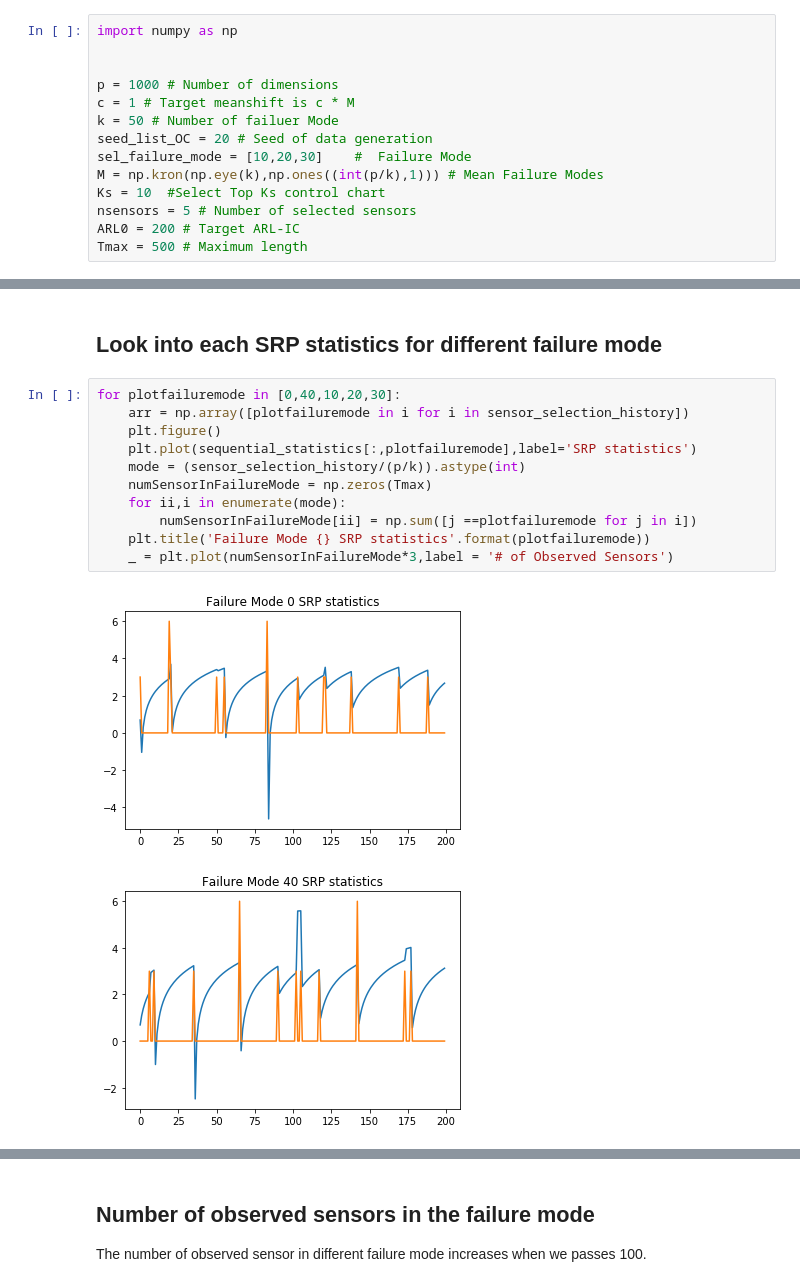
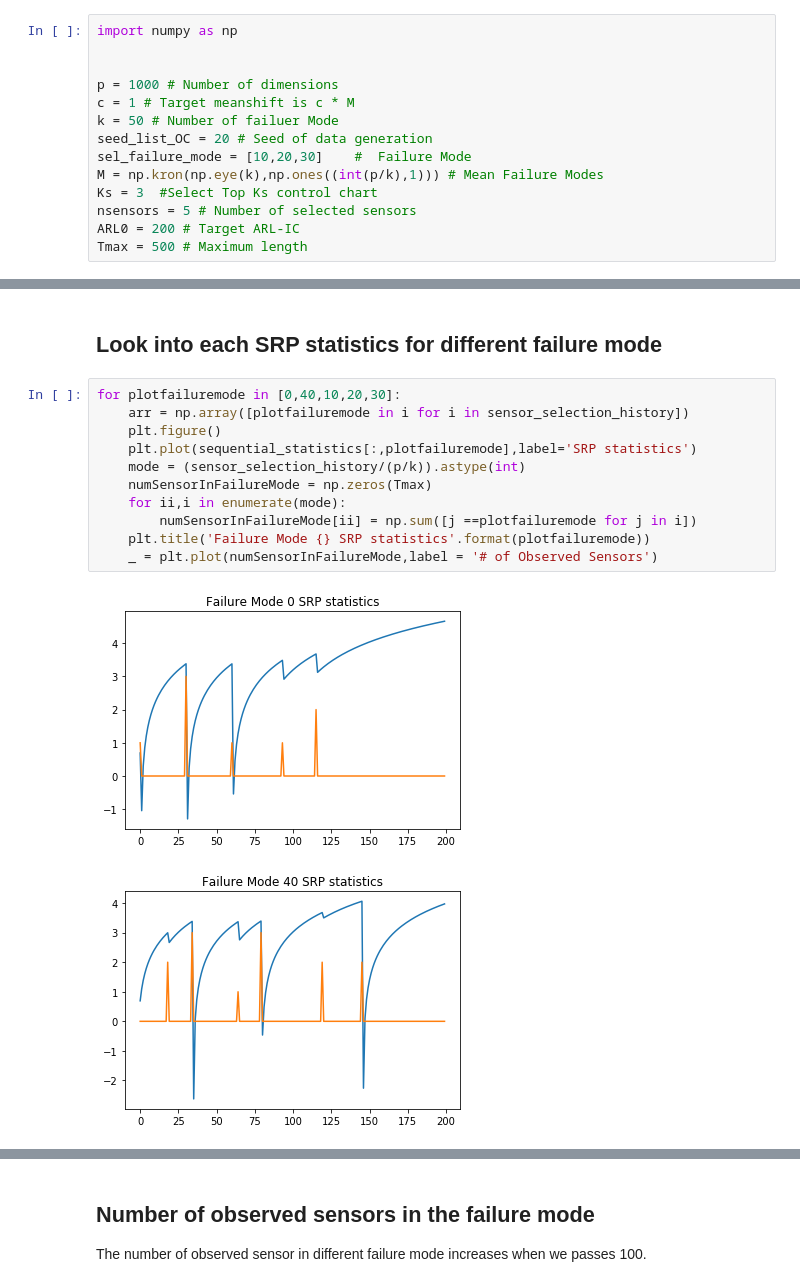
Before and after one commit to hyan46/ExtendedTSSRP, a Jupyter notebook: ETSSRP_Visualization.ipynb, the cells around one changed output, grey strips where cells are left out. Saved outputs shown, nothing was run; the diff lists cells and outputs as text.

```diff
--- a/ETSSRP_Visualization.ipynb
+++ b/ETSSRP_Visualization.ipynb
@@ -10,7 +10,7 @@ k = 50 # Number of failuer Mode
 seed_list_OC = 20 # Seed of data generation
 sel_failure_mode = [10,20,30]    #  Failure Mode
 M = np.kron(np.eye(k),np.ones((int(p/k),1))) # Mean Failure Modes
-Ks = 10  #Select Top Ks control chart
+Ks = 3  #Select Top Ks control chart
 nsensors = 5 # Number of selected sensors
 ARL0 = 200 # Target ARL-IC
 Tmax = 500 # Maximum length
@@ -99,14 +101,14 @@ plt.imshow(sequential_statistics,aspect='auto')
 # %%
 for plotfailuremode in [0,40,10,20,30]:
     arr = np.array([plotfailuremode in i for i in sensor_selection_history])
     plt.figure()
     plt.plot(sequential_statistics[:,plotfailuremode],label='SRP statistics')
     mode = (sensor_selection_history/(p/k)).astype(int)
     numSensorInFailureMode = np.zeros(Tmax)
     for ii,i in enumerate(mode):
         numSensorInFailureMode[ii] = np.sum([j ==plotfailuremode for j in i])
     plt.title('Failure Mode {} SRP statistics'.format(plotfailuremode))
-    _ = plt.plot(numSensorInFailureMode*3,label = '# of Observed Sensors')
+    _ = plt.plot(numSensorInFailureMode,label = '# of Observed Sensors')
 # %% [output]
-[figure, old version]
+[figure, new version]
-[figure, old version]
+[figure, new version]
```
Also changed, not shown: parts of 8 cells of this notebook, 6 other files.
